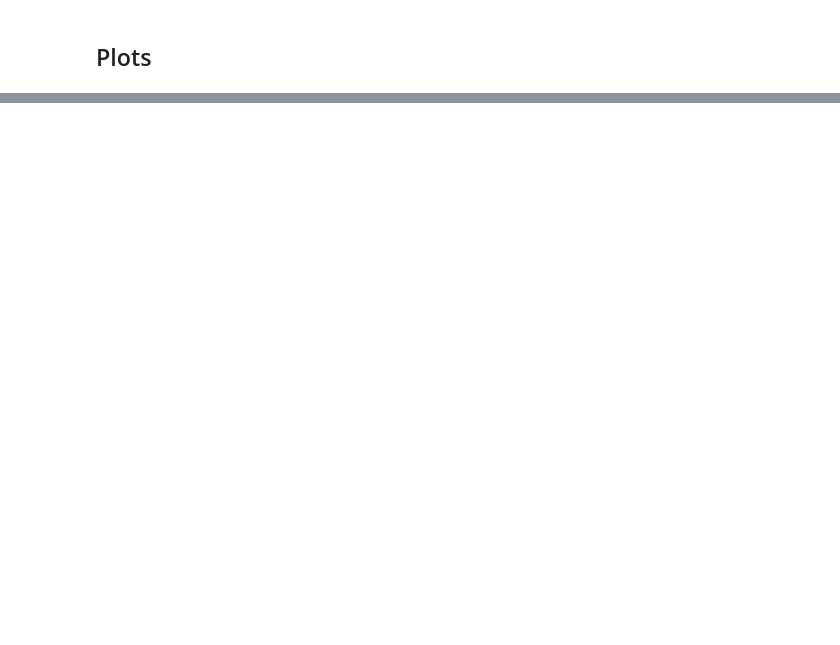
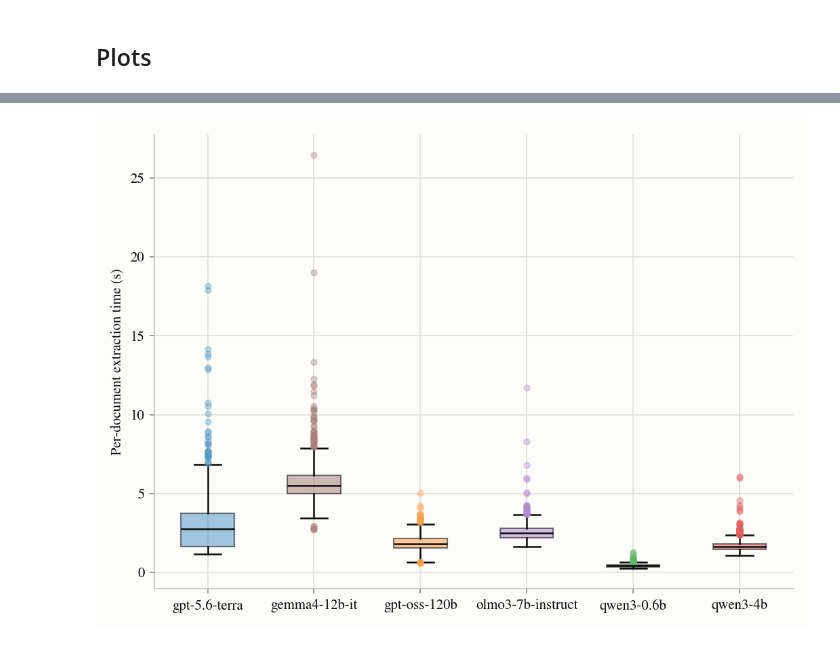
Before and after one commit to kevinqnb/govscape-extract, a Jupyter notebook: experiments/results.ipynb, the cells around one changed output, grey strips where cells are left out. Cells and saved outputs as stored; diff of their text form; code cells hidden in the pictures; blank space fills up the shorter version.

```diff
--- a/experiments/results.ipynb
+++ b/experiments/results.ipynb
@@ -82,3 +97,10 @@ display(Image(filename=str(path)))
+# %%
+# Latency distribution
+path = plots_dir / "latency_distribution.png"
+plot_latency_distribution(selected_runs, path, model_color)
+display(Image(filename=str(path)))
+# %% [output]
+[figure, added]
 # %%
 # Per-field accuracy
 path = plots_dir / "per_field_accuracy.png"
```
Also changed, not shown: parts of 8 cells of this notebook, 9 other files.
